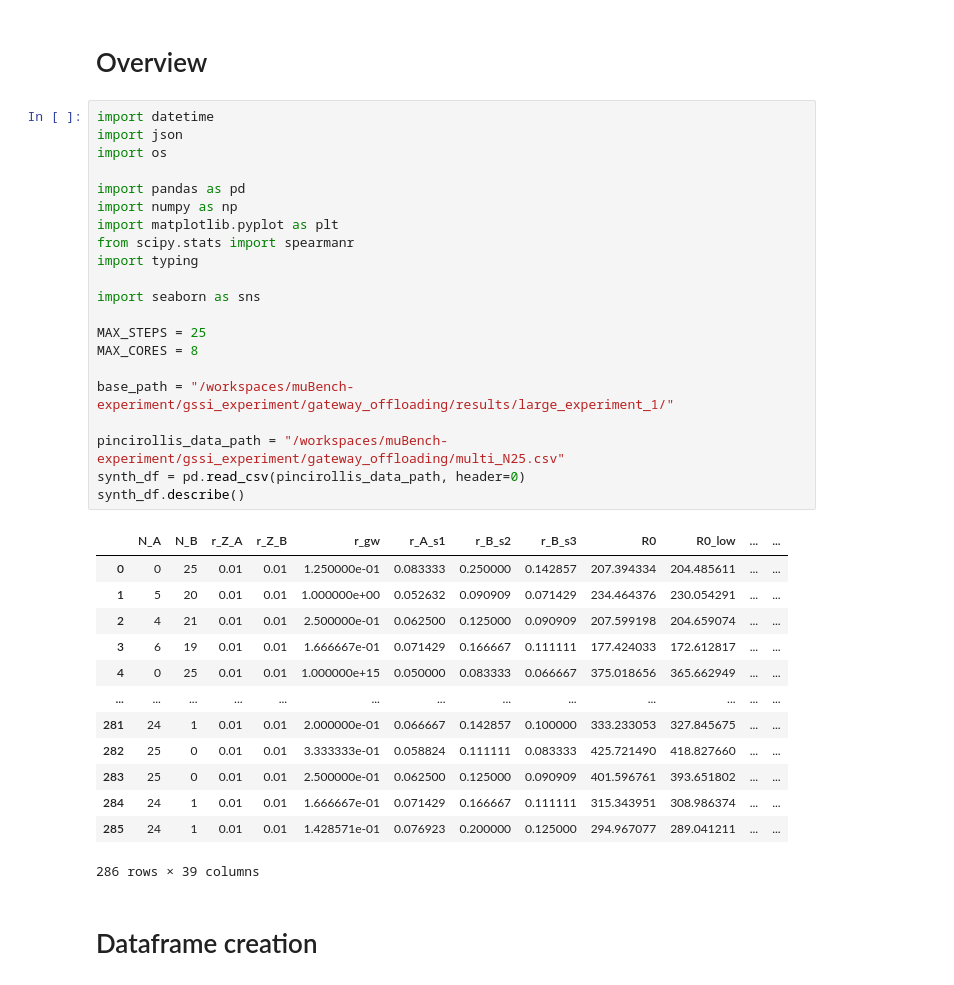
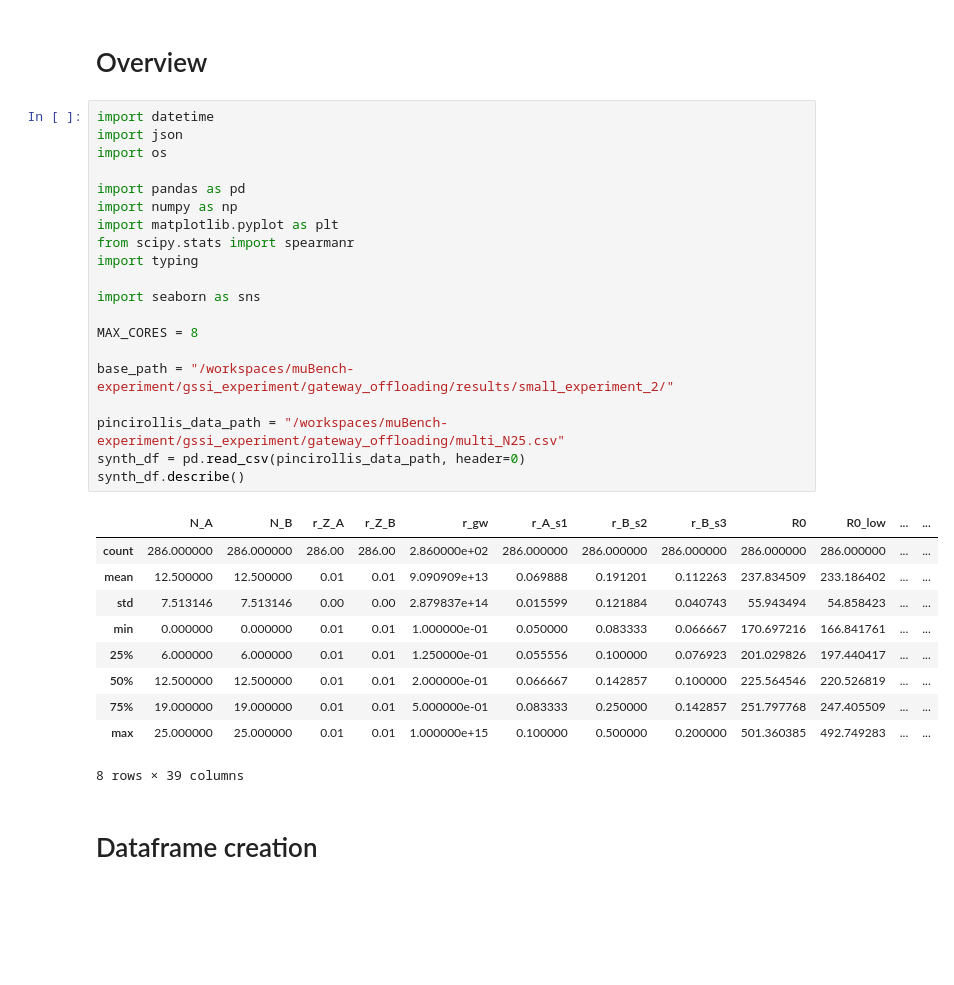
Before and after one commit to wmeijer221/muBench-experiment, a Jupyter notebook: gssi_experiment/gateway_offloading/analysis_global.ipynb, the cells around one changed output. Drawn from its saved outputs; the diff is of its cells as text; blank space fills up the shorter version.

Commit message:
experiment fixes

```diff
--- a/gssi_experiment/gateway_offloading/analysis_global.ipynb
+++ b/gssi_experiment/gateway_offloading/analysis_global.ipynb
@@ -3,38 +3,34 @@
 # %%
 import datetime
 import json
 import os
 
 import pandas as pd
 import numpy as np
 import matplotlib.pyplot as plt
 from scipy.stats import spearmanr
 import typing
 
 import seaborn as sns
 
-MAX_STEPS = 25
 MAX_CORES = 8
 
-base_path = "/workspaces/muBench-experiment/gssi_experiment/gateway_offloading/results/large_experiment_1/"
+base_path = "/workspaces/muBench-experiment/gssi_experiment/gateway_offloading/results/small_experiment_2/"
 
 pincirollis_data_path = "/workspaces/muBench-experiment/gssi_experiment/gateway_offloading/multi_N25.csv"
 synth_df = pd.read_csv(pincirollis_data_path, header=0)
 synth_df.describe()
 # %% [output]
 |  | N_A | N_B | r_Z_A | r_Z_B | r_gw | r_A_s1 | r_B_s2 | r_B_s3 | R0 | R0_low | ... | ... |
-| 0 | 0 | 25 | 0.01 | 0.01 | 1.250000e-01 | 0.083333 | 0.250000 | 0.142857 | 207.394334 | 204.485611 | ... | ... |
-| 1 | 5 | 20 | 0.01 | 0.01 | 1.000000e+00 | 0.052632 | 0.090909 | 0.071429 | 234.464376 | 230.054291 | ... | ... |
-| 2 | 4 | 21 | 0.01 | 0.01 | 2.500000e-01 | 0.062500 | 0.125000 | 0.090909 | 207.599198 | 204.659074 | ... | ... |
-| 3 | 6 | 19 | 0.01 | 0.01 | 1.666667e-01 | 0.071429 | 0.166667 | 0.111111 | 177.424033 | 172.612817 | ... | ... |
-| 4 | 0 | 25 | 0.01 | 0.01 | 1.000000e+15 | 0.050000 | 0.083333 | 0.066667 | 375.018656 | 365.662949 | ... | ... |
-| ... | ... | ... | ... | ... | ... | ... | ... | ... | ... | ... | ... | ... |
-| 281 | 24 | 1 | 0.01 | 0.01 | 2.000000e-01 | 0.066667 | 0.142857 | 0.100000 | 333.233053 | 327.845675 | ... | ... |
-| 282 | 25 | 0 | 0.01 | 0.01 | 3.333333e-01 | 0.058824 | 0.111111 | 0.083333 | 425.721490 | 418.827660 | ... | ... |
-| 283 | 25 | 0 | 0.01 | 0.01 | 2.500000e-01 | 0.062500 | 0.125000 | 0.090909 | 401.596761 | 393.651802 | ... | ... |
-| 284 | 24 | 1 | 0.01 | 0.01 | 1.666667e-01 | 0.071429 | 0.166667 | 0.111111 | 315.343951 | 308.986374 | ... | ... |
-| 285 | 24 | 1 | 0.01 | 0.01 | 1.428571e-01 | 0.076923 | 0.200000 | 0.125000 | 294.967077 | 289.041211 | ... | ... |
+| count | 286.000000 | 286.000000 | 286.00 | 286.00 | 2.860000e+02 | 286.000000 | 286.000000 | 286.000000 | 286.000000 | 286.000000 | ... | ... |
+| mean | 12.500000 | 12.500000 | 0.01 | 0.01 | 9.090909e+13 | 0.069888 | 0.191201 | 0.112263 | 237.834509 | 233.186402 | ... | ... |
+| std | 7.513146 | 7.513146 | 0.00 | 0.00 | 2.879837e+14 | 0.015599 | 0.121884 | 0.040743 | 55.943494 | 54.858423 | ... | ... |
+| min | 0.000000 | 0.000000 | 0.01 | 0.01 | 1.000000e-01 | 0.050000 | 0.083333 | 0.066667 | 170.697216 | 166.841761 | ... | ... |
+| 25% | 6.000000 | 6.000000 | 0.01 | 0.01 | 1.250000e-01 | 0.055556 | 0.100000 | 0.076923 | 201.029826 | 197.440417 | ... | ... |
+| 50% | 12.500000 | 12.500000 | 0.01 | 0.01 | 2.000000e-01 | 0.066667 | 0.142857 | 0.100000 | 225.564546 | 220.526819 | ... | ... |
+| 75% | 19.000000 | 19.000000 | 0.01 | 0.01 | 5.000000e-01 | 0.083333 | 0.250000 | 0.142857 | 251.797768 | 247.405509 | ... | ... |
+| max | 25.000000 | 25.000000 | 0.01 | 0.01 | 1.000000e+15 | 0.100000 | 0.500000 | 0.200000 | 501.360385 | 492.749283 | ... | ... |
-286 rows × 39 columns
+8 rows × 39 columns
 # %% [markdown]
 # Dataframe creation
 # %%
```
Also changed, not shown: parts of 2 cells of this notebook, 7 other files.
